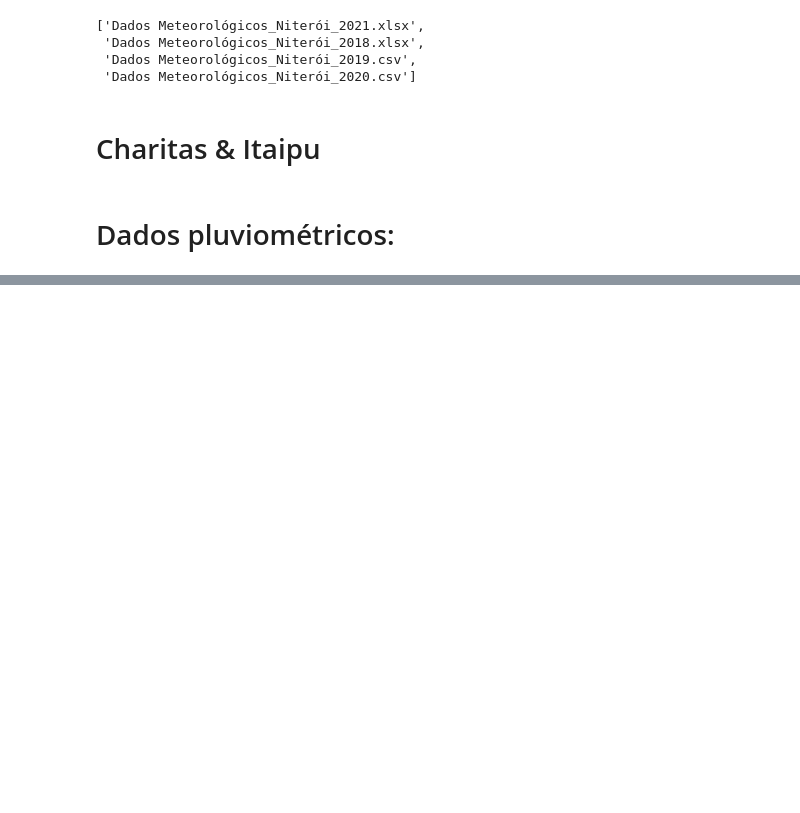
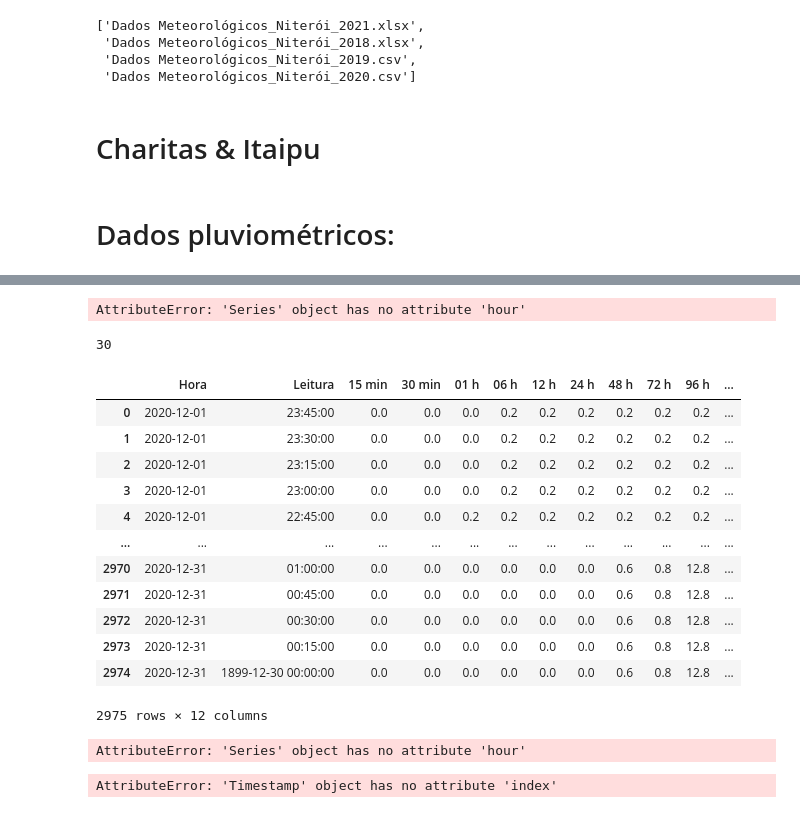
Before and after one commit to g-almeida/Climatology, a Jupyter notebook: PMN/timeSeries.ipynb, the cells around one changed output, grey strips where cells are left out. Cells and saved outputs as stored; diff of their text form; code cells hidden in the pictures; blank space fills up the shorter version.

```diff
--- a/PMN/timeSeries.ipynb
+++ b/PMN/timeSeries.ipynb
@@ -168,0 +224,3 @@ PermissionError: [Errno 13] Permission denied: 'C:/Users/a711301/LocalGab/study/
+# %%
+teste = pd.read_excel(pathPlu+"2020/Preventório.xlsx",sheet_name='Dezembro')
+str(teste.loc[0]['Hora'])+str(teste.loc[0]['Leitura'])
@@ -168,0 +229,28 @@ PermissionError: [Errno 13] Permission denied: 'C:/Users/a711301/LocalGab/study/
+# %%
+teste['Hora'].apply(lambda x: x.replace(hour=teste['Leitura'].hour))
+# %% [output]
+AttributeError: 'Series' object has no attribute 'hour'
+# %%
+teste['Leitura'][5].minute
+# %% [output]
+30
+# %%
+teste
+# %% [output]
+|  | Hora | Leitura | 15 min | 30 min | 01 h | 06 h | 12 h | 24 h | 48 h | 72 h | 96 h | ... |
+| 0 | 2020-12-01 | 23:45:00 | 0.0 | 0.0 | 0.0 | 0.2 | 0.2 | 0.2 | 0.2 | 0.2 | 0.2 | ... |
+| 1 | 2020-12-01 | 23:30:00 | 0.0 | 0.0 | 0.0 | 0.2 | 0.2 | 0.2 | 0.2 | 0.2 | 0.2 | ... |
+| 2 | 2020-12-01 | 23:15:00 | 0.0 | 0.0 | 0.0 | 0.2 | 0.2 | 0.2 | 0.2 | 0.2 | 0.2 | ... |
+| 3 | 2020-12-01 | 23:00:00 | 0.0 | 0.0 | 0.0 | 0.2 | 0.2 | 0.2 | 0.2 | 0.2 | 0.2 | ... |
+| 4 | 2020-12-01 | 22:45:00 | 0.0 | 0.0 | 0.2 | 0.2 | 0.2 | 0.2 | 0.2 | 0.2 | 0.2 | ... |
+| ... | ... | ... | ... | ... | ... | ... | ... | ... | ... | ... | ... | ... |
+| 2970 | 2020-12-31 | 01:00:00 | 0.0 | 0.0 | 0.0 | 0.0 | 0.0 | 0.0 | 0.6 | 0.8 | 12.8 | ... |
+| 2971 | 2020-12-31 | 00:45:00 | 0.0 | 0.0 | 0.0 | 0.0 | 0.0 | 0.0 | 0.6 | 0.8 | 12.8 | ... |
+| 2972 | 2020-12-31 | 00:30:00 | 0.0 | 0.0 | 0.0 | 0.0 | 0.0 | 0.0 | 0.6 | 0.8 | 12.8 | ... |
+| 2973 | 2020-12-31 | 00:15:00 | 0.0 | 0.0 | 0.0 | 0.0 | 0.0 | 0.0 | 0.6 | 0.8 | 12.8 | ... |
+| 2974 | 2020-12-31 | 1899-12-30 00:00:00 | 0.0 | 0.0 | 0.0 | 0.0 | 0.0 | 0.0 | 0.6 | 0.8 | 12.8 | ... |
+2975 rows × 12 columns
+# %%
+teste['coluna']=teste['Hora'].replace(hour=teste['Leitura'].hour)
+# %% [output]
+AttributeError: 'Series' object has no attribute 'hour'
@@ -168,0 +262,4 @@ PermissionError: [Errno 13] Permission denied: 'C:/Users/a711301/LocalGab/study/
+# %%
+teste['Hora'].apply(lambda x: timechange(teste, x))
+# %% [output]
+AttributeError: 'Timestamp' object has no attribute 'index'
```
Also changed, not shown: parts of 7 cells of this notebook.
